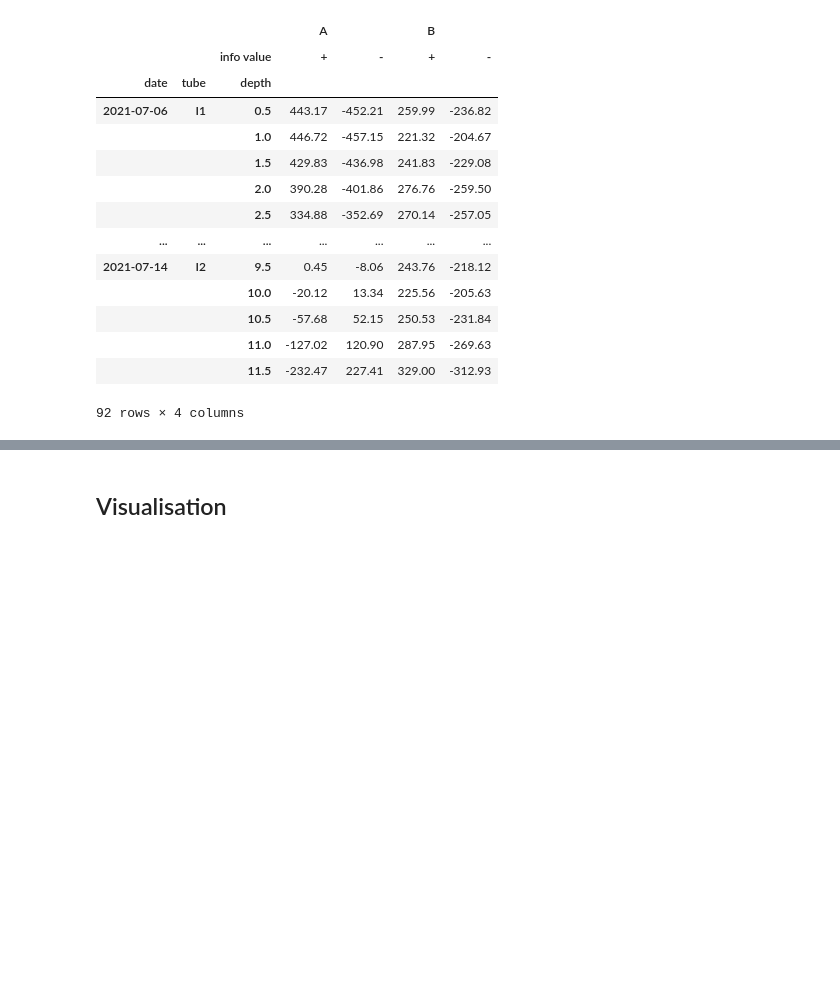
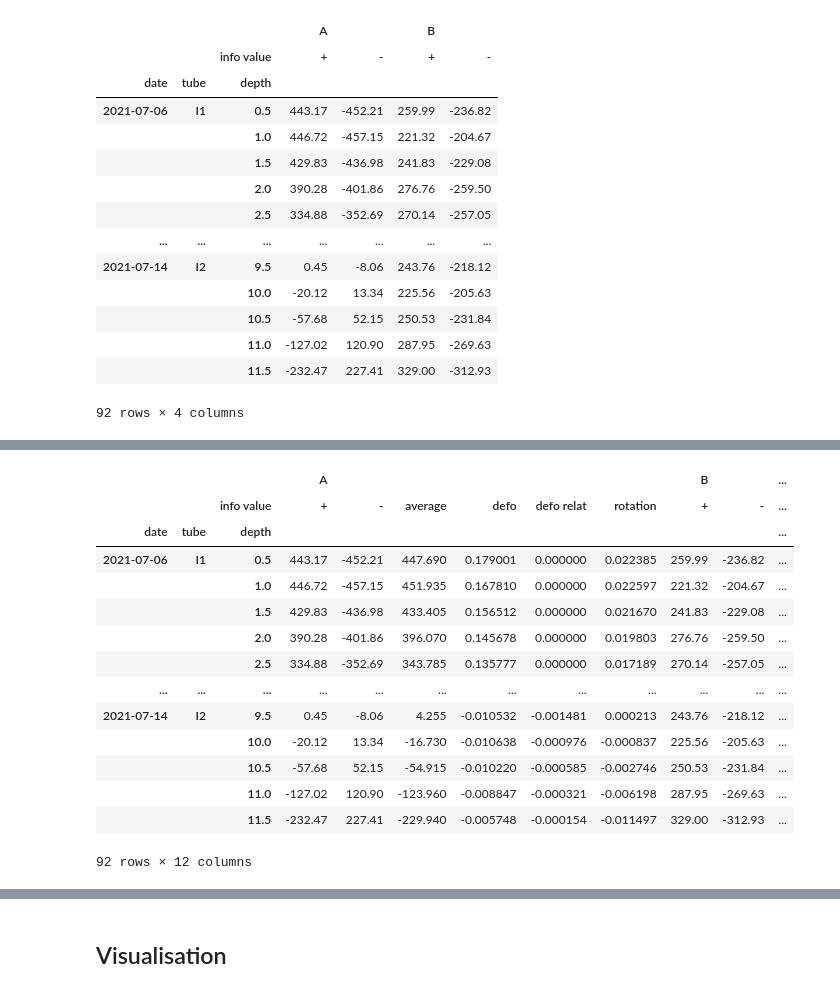
Before and after one commit to PAYEUR/spundsteif, a Jupyter notebook: 02_inclinometers.ipynb, the cells around one changed output, grey strips where cells are left out. Cells and saved outputs as stored; diff of their text form; code cells hidden in the pictures; blank space fills up the shorter version.

```diff
--- a/02_inclinometers.ipynb
+++ b/02_inclinometers.ipynb
@@ -257,0 +454,16 @@ assert len(df_pivot) == len(df_inklino_test)/2
+# %%
+#export
+def __deformee__(list_incl):
+  """
+  Retourne la liste du calcul de la déformée dans le sens (depth=0, depth=11.5)
+  """
+  w = 0
+  list_w = []
+
+  for theta in list_incl[::-1]:
+    w += .5 * np.sin(theta)
+    list_w.append(w)
+
+  list_w.reverse()
+
+  return list_w
@@ -257,0 +554,40 @@ assert len(df_pivot) == len(df_inklino_test)/2
+# %%
+# export
+def column_integration(df):
+  df = df.sort_index(axis=0)
+  # Pour s'assurer que les hauteurs coincident avec les valeurs de defo ajoutées
+
+  idx = pd.IndexSlice
+
+  # Parcourir pour les couple (date, tube)
+  elts_index = df.index.levels
+  dates, tubes = elts_index[0], elts_index[1]
+
+  for date in dates:
+    for tube in tubes:
+      df.loc[idx[date, tube], ('A','defo')] = __deformee__(df.loc[idx[date, tube], ('A','rotation')])
+      df.loc[idx[date, tube], ('B','defo')] = __deformee__(df.loc[idx[date, tube], ('B','rotation')])
+
+  df = df.sort_index(axis=1)
+
+  return df
+# %%
+# example
+df_inklino_test = column_integration(df_inklino_test)
+df_inklino_test
+# %% [output]
+|  |  |  | A |  |  |  |  |  | B |  | ... |
+|  |  | info value | + | - | average | defo | defo relat | rotation | + | - | ... |
+| date | tube | depth |  |  |  |  |  |  |  |  | ... |
+| 2021-07-06 | I1 | 0.5 | 443.17 | -452.21 | 447.690 | 0.179001 | 0.000000 | 0.022385 | 259.99 | -236.82 | ... |
+|  |  | 1.0 | 446.72 | -457.15 | 451.935 | 0.167810 | 0.000000 | 0.022597 | 221.32 | -204.67 | ... |
+|  |  | 1.5 | 429.83 | -436.98 | 433.405 | 0.156512 | 0.000000 | 0.021670 | 241.83 | -229.08 | ... |
+|  |  | 2.0 | 390.28 | -401.86 | 396.070 | 0.145678 | 0.000000 | 0.019803 | 276.76 | -259.50 | ... |
+|  |  | 2.5 | 334.88 | -352.69 | 343.785 | 0.135777 | 0.000000 | 0.017189 | 270.14 | -257.05 | ... |
+| ... | ... | ... | ... | ... | ... | ... | ... | ... | ... | ... | ... |
+| 2021-07-14 | I2 | 9.5 | 0.45 | -8.06 | 4.255 | -0.010532 | -0.001481 | 0.000213 | 243.76 | -218.12 | ... |
+|  |  | 10.0 | -20.12 | 13.34 | -16.730 | -0.010638 | -0.000976 | -0.000837 | 225.56 | -205.63 | ... |
+|  |  | 10.5 | -57.68 | 52.15 | -54.915 | -0.010220 | -0.000585 | -0.002746 | 250.53 | -231.84 | ... |
+|  |  | 11.0 | -127.02 | 120.90 | -123.960 | -0.008847 | -0.000321 | -0.006198 | 287.95 | -269.63 | ... |
+|  |  | 11.5 | -232.47 | 227.41 | -229.940 | -0.005748 | -0.000154 | -0.011497 | 329.00 | -312.93 | ... |
+92 rows × 12 columns
```
Also changed, not shown: parts of 30 cells of this notebook, 10 other files.
